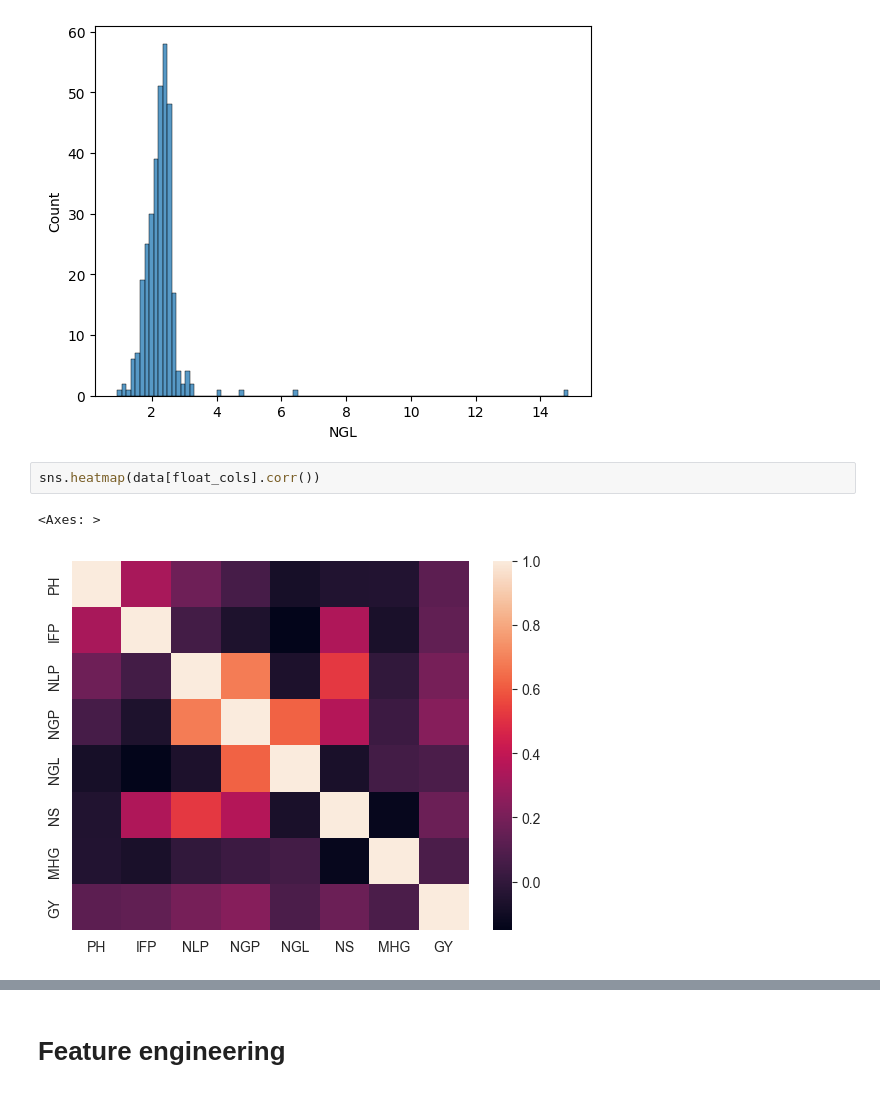
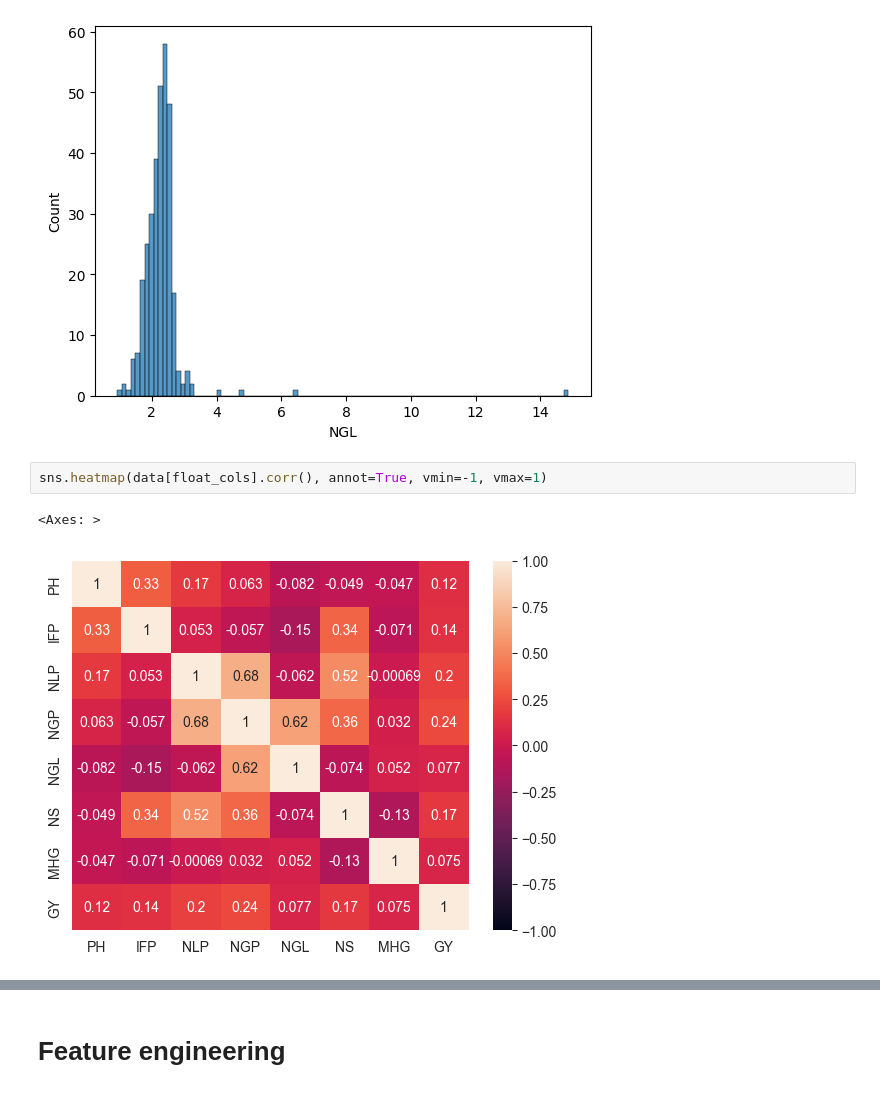
Before and after one commit to cata1212112/SoybeanCultivars, a Jupyter notebook: main.ipynb, the cells around one changed output, grey strips where cells are left out. Saved outputs shown, nothing was run; the diff lists cells and outputs as text.

```diff
--- a/main.ipynb
+++ b/main.ipynb
@@ -94,7 +95,7 @@ sns.histplot(data, x='NGL')
 <Axes: xlabel='NGL', ylabel='Count'>
 [figure]
 # %%
-sns.heatmap(data[float_cols].corr())
+sns.heatmap(data[float_cols].corr(), annot=True, vmin=-1, vmax=1)
 # %% [output]
 <Axes: >
-[figure, old version]
+[figure, new version]
```
Also changed, not shown: parts of 5 cells of this notebook.
